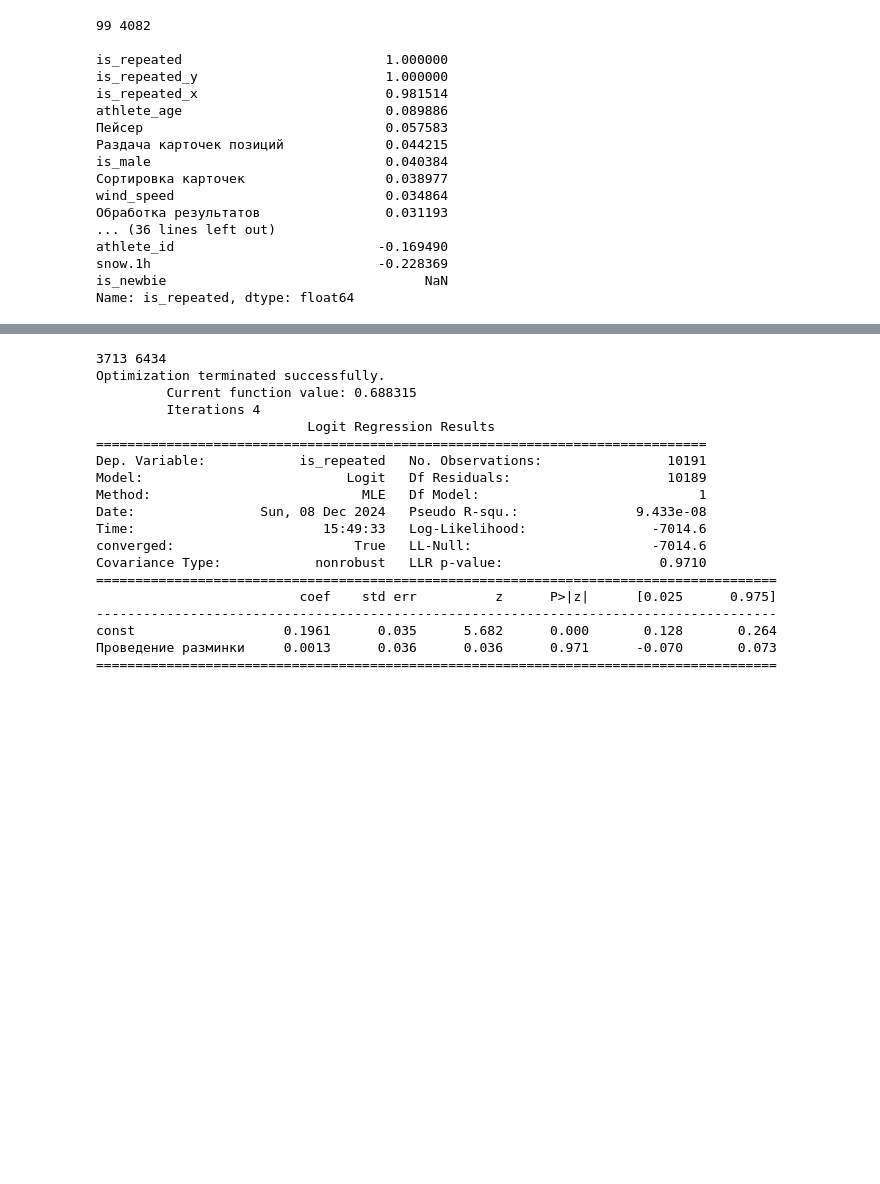
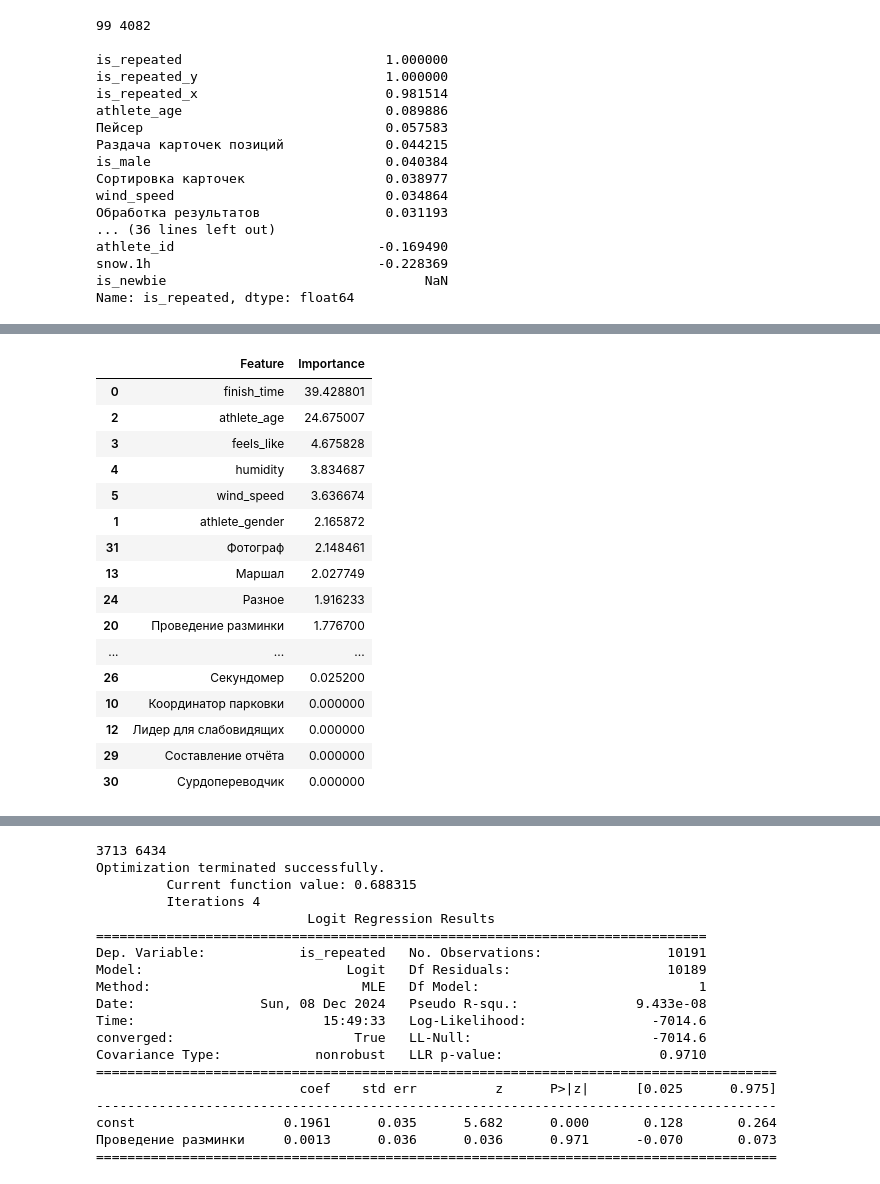
Before and after one commit to Alex12345432141242/abort-404, a Jupyter notebook: gipoteza_volunteer.ipynb, the cells around one changed output, grey strips where cells are left out. Saved outputs shown, nothing was run; the diff lists cells and outputs as text; code cells hidden in the pictures; blank space fills up the shorter version.

```diff
--- a/gipoteza_volunteer.ipynb
+++ b/gipoteza_volunteer.ipynb
@@ -579,28 +618,65 @@ humidity                   -0.0023      0.003     -0.874      0.382      -0.008
 # %%
-left_bound = 50
-right_bound = 100
+from catboost import CatBoostClassifier, Pool
+from sklearn.metrics import accuracy_score
+from sklearn.model_selection import train_test_split, GridSearchCV,RandomizedSearchCV
+from sklearn.metrics import f1_score
+
+left_bound = 200
+right_bound = 500
 X = come_with_didnt_come[(come_with_didnt_come.cnt_runners > left_bound) & (come_with_didnt_come.cnt_runners < right_bound)]
 y = come_with_didnt_come[(come_with_didnt_come.cnt_runners > left_bound) & (come_with_didnt_come.cnt_runners < right_bound)]
+
 X = X.drop(columns=['is_repeated', 'athlete_id', 'record_id', 'event_name', 'event_date', 'region', 'city', 'is_newbie', 'is_male',
-    'dew_point','cnt_volunteers','humidity','finish_time', 'athlete_age', 'athlete_gender', 'wind_deg', 'wind_speed', 'feels_like', 'pressure', 'temp', 'clouds', 'discomfort_index', 'snow.1h', 'rain.1h', 'weather.main', 'weather.description', 'track_description_surface',
+    'dew_point','cnt_volunteers',
+    #'humidity','finish_time', 'athlete_age', 'athlete_gender', 'wind_speed', 'feels_like',
+    'pressure', 'temp',
+    'discomfort_index', 'snow.1h', 'rain.1h', 'weather.main', 'weather.description', 'track_description_surface', 'wind_deg', 'clouds',
     'cnt_runners'
 ], axis=1)
 y = y['is_repeated']
 
-
-print(f'для новичков которые были на пробежках где людей от {left_bound} до {right_bound}')
-# Определяем категориальные признаки
+X_train, X_test, y_train, y_test = train_test_split(X, y, test_size=0.1, random_state=42)
 
 
-# Создаем и обучаем модель
-model = CatBoostClassifier(iterations=1000, depth=4, learning_rate=0.1,verbose=0)
-model.fit(X, y)
+categorical_cols = ['athlete_gender']
+print(f'для новичков которые были на пробежках где людей от {left_bound} до {right_bound}')
 
 
-# Важность признаков
+model = CatBoostClassifier(iterations=1000, depth=4, learning_rate=0.1,verbose=0,  cat_features=categorical_cols)
+model.fit(X_train, y_train)
+
+
+preds = model.predict(X_test)
+cm = confusion_matrix(y_test, preds)
+print(cm)
+print(f'Accuracy c порогом вероятности 0.5 отнести объект к классу 1: {accuracy_score(y_test, preds):.2f}')
+
+probabilities = model.predict_proba(X_test)
+# Вывод вероятностей для класса 1
+probabilities_for_class_1 = np.array([prob[1] for prob in probabilities])
+y_pred_class = (probabilities_for_class_1 >= 0.65).astype(int)
+accuracy = accuracy_score(y_test, y_pred_class)
+print(f'Accuracy c порогом вероятности 0.4 отнести объект к классу 1: {accuracy:.2f}')
+cm = confusion_matrix(y_test, y_pred_class)
+print(cm)
+
+
 feature_importances = model.get_feature_importance()
-for importance, name in sorted(zip(feature_importances, X.columns))[::-1]:
-    print(f'Feature: {name}, Importance: {importance:.2f}')
+importance_df = pd.DataFrame({
+    'Feature': X.columns,  # Используйте реальные имена признаков
+    'Importance': feature_importances
+})
+
+# Сортировка значений важности в порядке убывания
+importance_df = importance_df.sort_values(by='Importance', ascending=False)
+
+display(importance_df)
+
+
+
+# feature_importances = model.get_feature_importance()
+# for importance, name in sorted(zip(feature_importances, X.columns))[::-1]:
+#     print(f'Feature: {name}, Importance: {importance:.2f}')
 
 # for_model = X[['Маршал', 'Подготовка мероприятия', 'Связи с общественностью', 'Фотограф', 'cnt_volunteers']]
 # for_model = sm.add_constant(for_model)
@@ -627,0 +694,17 @@ Feature: Сурдопереводчик, Importance: 0.04
+|  | Feature | Importance |
+| 0 | finish_time | 39.428801 |
+| 2 | athlete_age | 24.675007 |
+| 3 | feels_like | 4.675828 |
+| 4 | humidity | 3.834687 |
+| 5 | wind_speed | 3.636674 |
+| 1 | athlete_gender | 2.165872 |
+| 31 | Фотограф | 2.148461 |
+| 13 | Маршал | 2.027749 |
+| 24 | Разное | 1.916233 |
+| 20 | Проведение разминки | 1.776700 |
+| ... | ... | ... |
+| 26 | Секундомер | 0.025200 |
+| 10 | Координатор парковки | 0.000000 |
+| 12 | Лидер для слабовидящих | 0.000000 |
+| 29 | Составление отчёта | 0.000000 |
+| 30 | Сурдопереводчик | 0.000000 |
```
Also changed, not shown: parts of 16 cells of this notebook.
